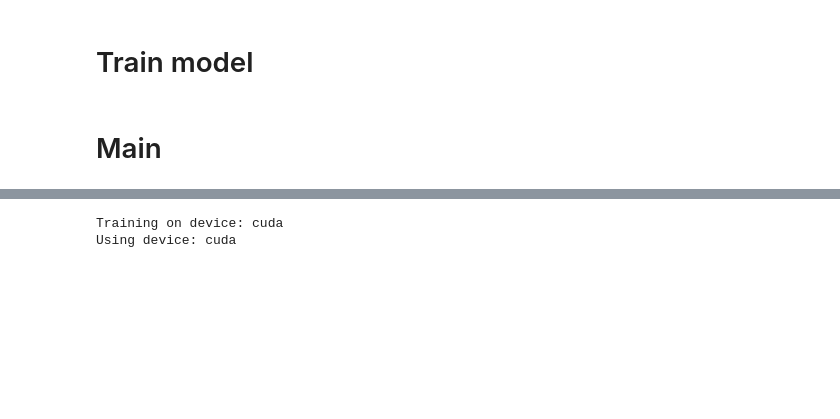
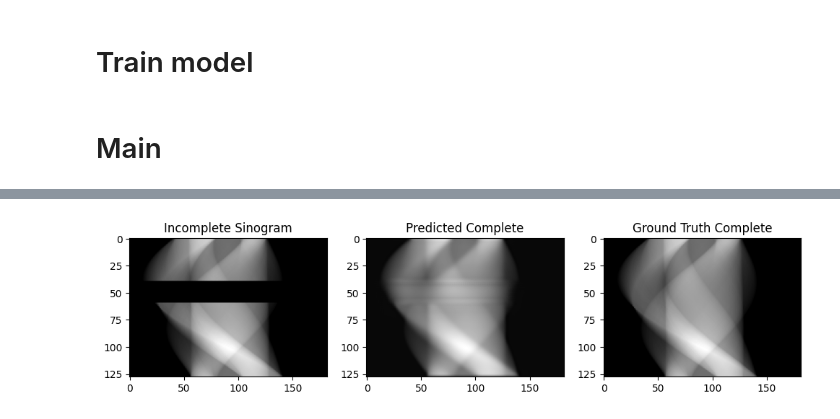
Before and after one commit to Yeqi-Fang/gratuate-thesis, a Jupyter notebook: incomplete/test.ipynb, the cells around one changed output, grey strips where cells are left out. Saved outputs shown, nothing was run; the diff lists cells and outputs as text; code cells hidden in the pictures; blank space fills up the shorter version.

```diff
--- a/incomplete/test.ipynb
+++ b/incomplete/test.ipynb
@@ -261,47 +451,27 @@ def train_model(
 # %%
-# Hyperparameters
-IMG_SIZE = 128
-BATCH_SIZE = 64
-NUM_SAMPLES = 200  # For demonstration
-EPOCHS = 20
+with torch.no_grad():
+    incomplete_sino, complete_sino = full_dataset[0]
 
-# Select Device
-device = torch.device('cuda' if torch.cuda.is_available() else 'cpu')
-print(f"Training on device: {device}")
+    # Safely get the model's device
+    device = next(model.parameters()).device
 
-# Create dataset and dataloader
-dataset = SinogramDataset(size=IMG_SIZE, num_samples=NUM_SAMPLES,
-                            missing_row_start=40, missing_row_end=60)
-dataloader = DataLoader(dataset, batch_size=BATCH_SIZE, shuffle=True, num_workers=0, pin_memory=True)
-
-# Initialize model
-model = UNet(in_channels=1, out_channels=1)
-model.to(device)
-
-# Train
-train_model(model, dataloader, epochs=EPOCHS, lr=1e-3)
-
-# Test on a random sample
-model.eval()
-with torch.no_grad():
-    incomplete_sino, complete_sino = dataset[0]
-    incomplete_sino = incomplete_sino.unsqueeze(0).to(device)  # Add batch dimension
+    # Move your input to that device
+    incomplete_sino = incomplete_sino.unsqueeze(0).to(device)
     output = model(incomplete_sino)
 
 # Convert to numpy for visualization (move tensors back to CPU)
 incomplete_sino_np = incomplete_sino.squeeze().cpu().numpy()
 complete_sino_np = complete_sino.squeeze().numpy()
 output_np = output.squeeze().cpu().numpy()
 
-# Visualize
-fig, ax = plt.subplots(1,3, figsize=(12,4))
+# Visualize the single test
+fig, ax = plt.subplots(1, 3, figsize=(12,4))
 ax[0].imshow(incomplete_sino_np, cmap='gray')
 ax[0].set_title("Incomplete Sinogram")
 ax[1].imshow(output_np, cmap='gray')
 ax[1].set_title("Predicted Complete")
 ax[2].imshow(complete_sino_np, cmap='gray')
 ax[2].set_title("Ground Truth Complete")
 plt.show()
 # %% [output]
-Training on device: cuda
-Using device: cuda
+[figure, added]
```
Also changed, not shown: parts of 7 cells of this notebook, 9 other files.
